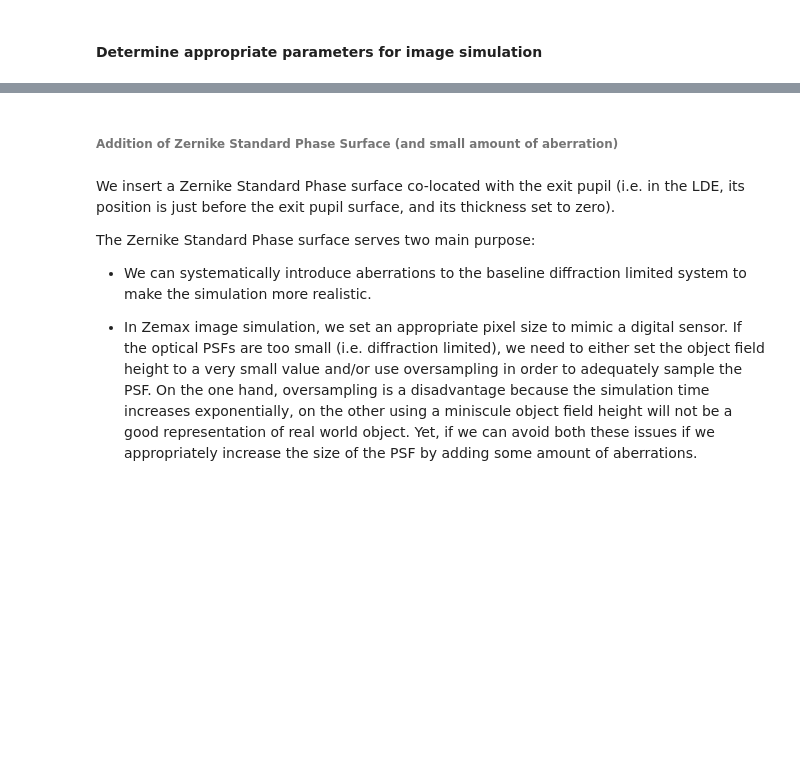
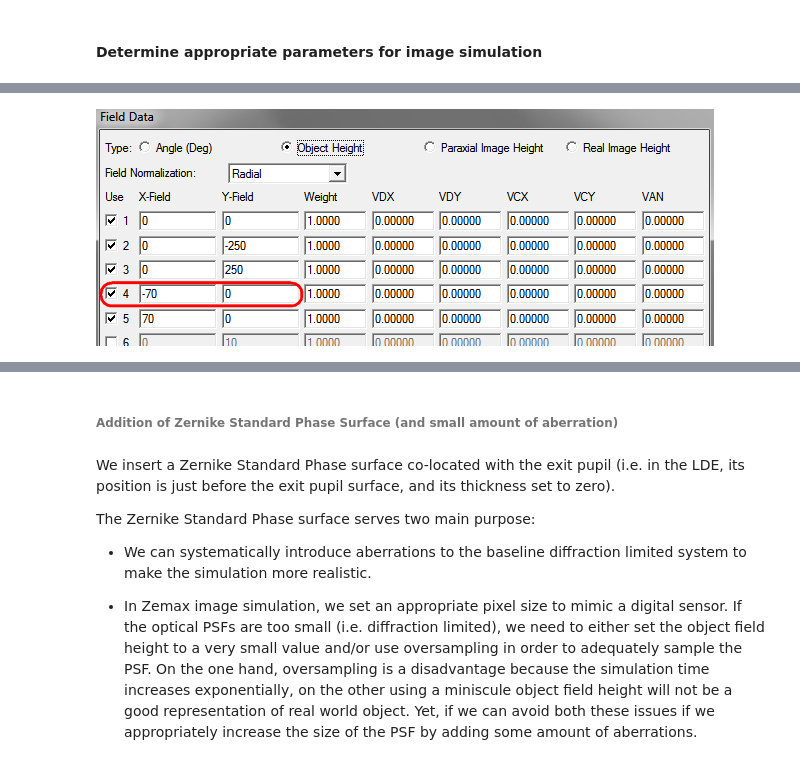
Before and after one commit to indranilsinharoy/cosi2016_omnifocus, a Jupyter notebook: omnifocus_simulation.ipynb, the cells around one changed output, grey strips where cells are left out. Drawn from its saved outputs; the diff is of its cells as text; code cells hidden in the pictures; blank space fills up the shorter version.

Commit message:
updated figures, added "to do" in appropriate places, and cleaned notebook

```diff
--- a/omnifocus_simulation.ipynb
+++ b/omnifocus_simulation.ipynb
@@ -126,0 +134,4 @@ The parameters that we need to determine for proper* image simulation are the fo
+# %%
+display.Image(filename='./images/field_specification.png')
+# %% [output]
+[figure, added]
```
Also changed, not shown: parts of 57 cells of this notebook, 6 other files.
